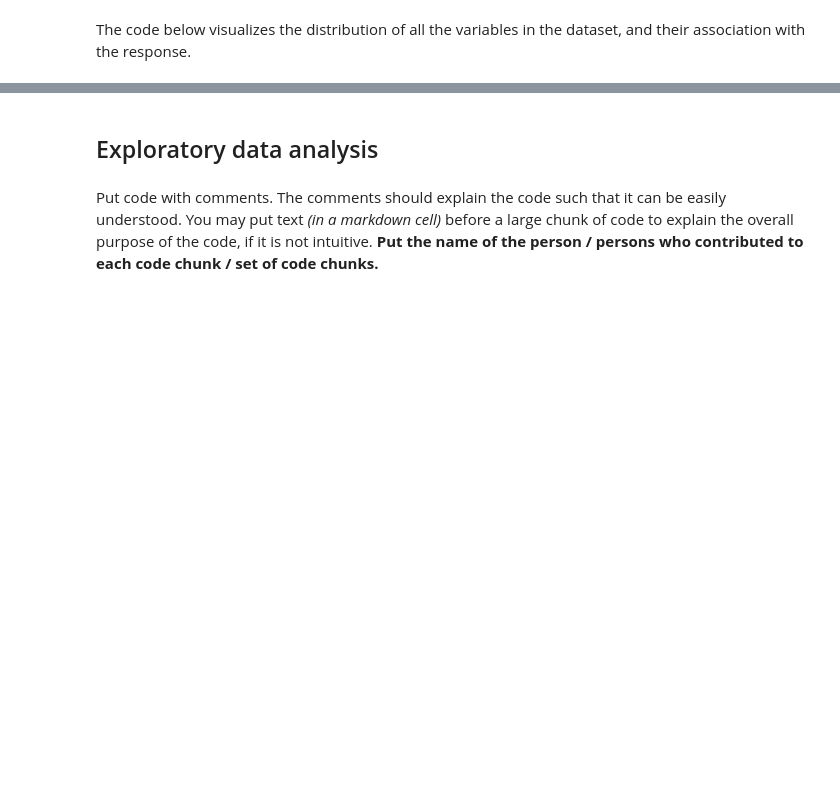
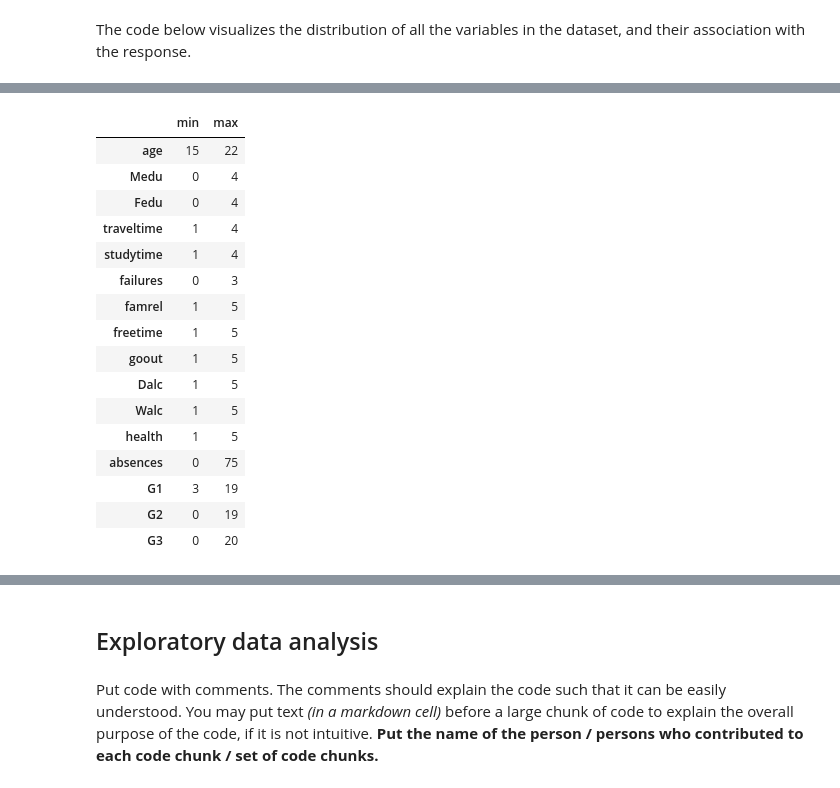
Before and after one commit to zshi719/student_grade_prediction, a Jupyter notebook: Project Code Template.ipynb, the cells around one changed output, grey strips where cells are left out. Saved outputs shown, nothing was run; the diff lists cells and outputs as text; code cells hidden in the pictures; blank space fills up the shorter version.

```diff
--- a/Project Code Template.ipynb
+++ b/Project Code Template.ipynb
@@ -180,0 +141,22 @@ The following data preparation steps helped us to prepare our data for implement
+# %%
+# summary statistics (min and max) of numerical columns -- only want a rough idea of the general range of values instead of the detailed distributions, so min and max would suffice, instead of the mean or standard deviation
+
+data.describe().loc[['min', 'max']].astype(int).T
+# %% [output]
+|  | min | max |
+| age | 15 | 22 |
+| Medu | 0 | 4 |
+| Fedu | 0 | 4 |
+| traveltime | 1 | 4 |
+| studytime | 1 | 4 |
+| failures | 0 | 3 |
+| famrel | 1 | 5 |
+| freetime | 1 | 5 |
+| goout | 1 | 5 |
+| Dalc | 1 | 5 |
+| Walc | 1 | 5 |
+| health | 1 | 5 |
+| absences | 0 | 75 |
+| G1 | 3 | 19 |
+| G2 | 0 | 19 |
+| G3 | 0 | 20 |
```
Also changed, not shown: parts of 23 cells of this notebook.
